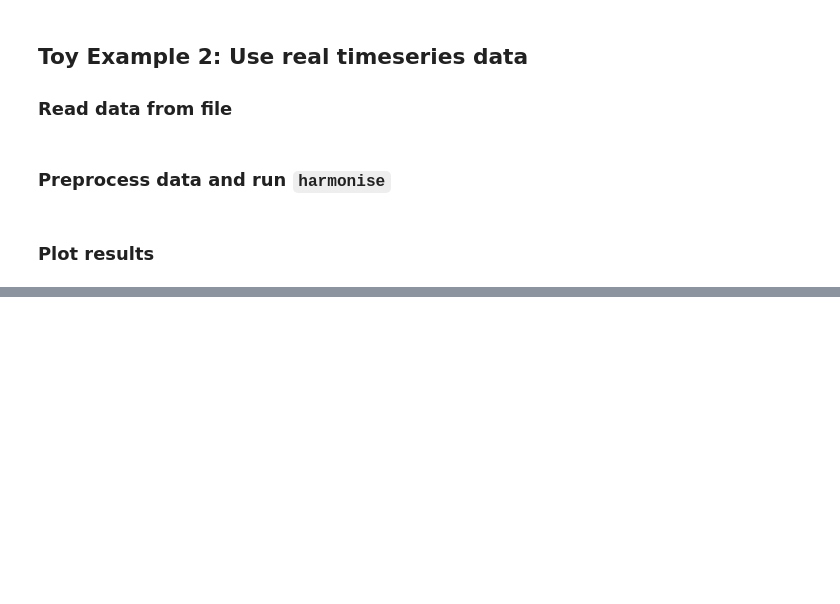
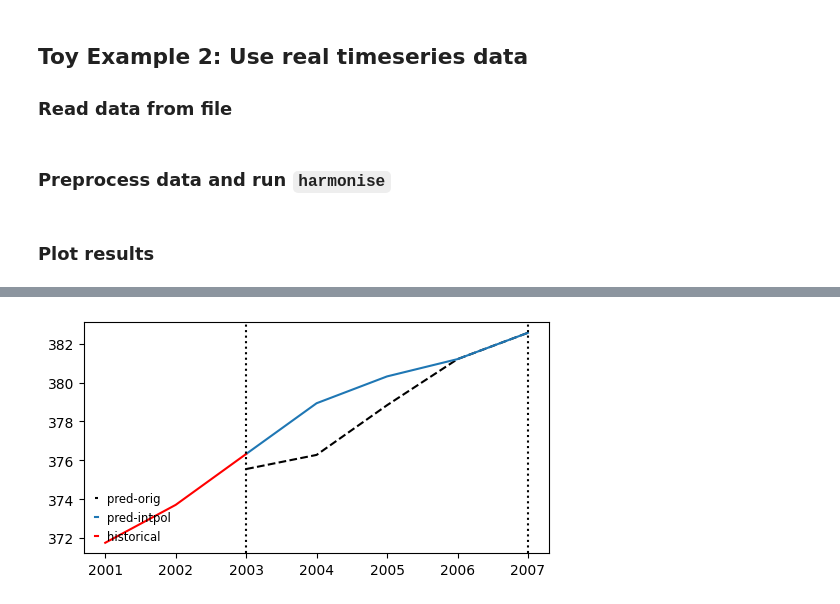
Before and after one commit to climate-resource/gradient-aware-harmonisation, a Jupyter notebook: docs/tutorials/tutorial.ipynb, the cells around one changed output, grey strips where cells are left out. Drawn from its saved outputs; the diff is of its cells as text; code cells hidden in the pictures; blank space fills up the shorter version.

```diff
--- a/docs/tutorials/tutorial.ipynb
+++ b/docs/tutorials/tutorial.ipynb
@@ -107,0 +79,4 @@ plt.show()
+# %%
+plotting(harmonisee_timeseries, target_timeseries, harmonised_timeseries2, harmonisation_time, convergence_time)
+# %% [output]
+[figure, added]
```
Also changed, not shown: parts of 11 cells of this notebook, 2 other files.
